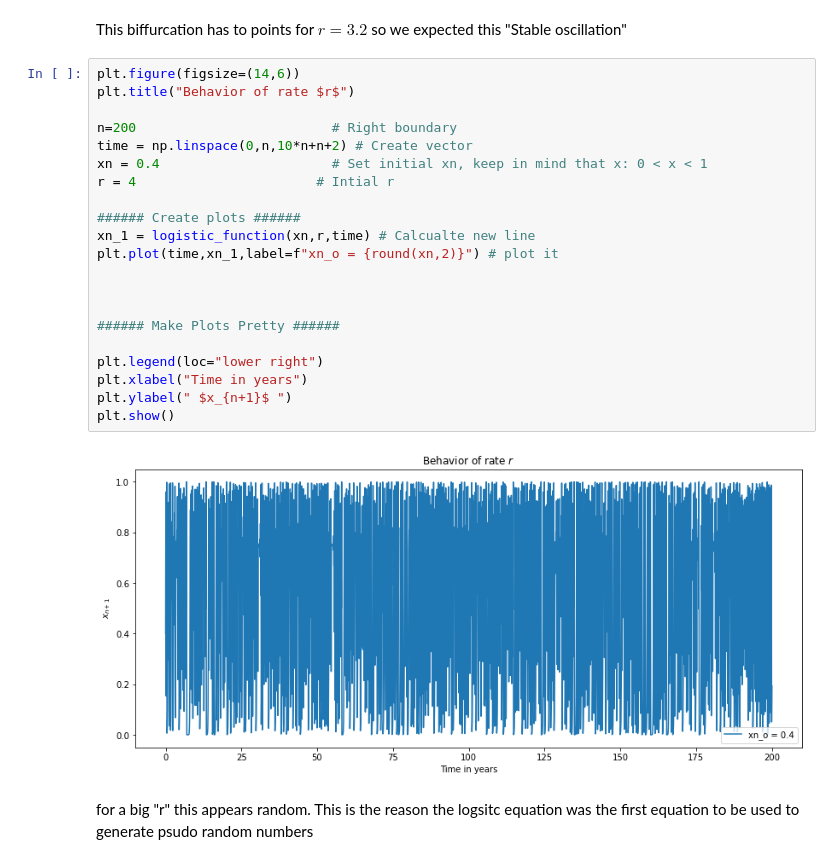
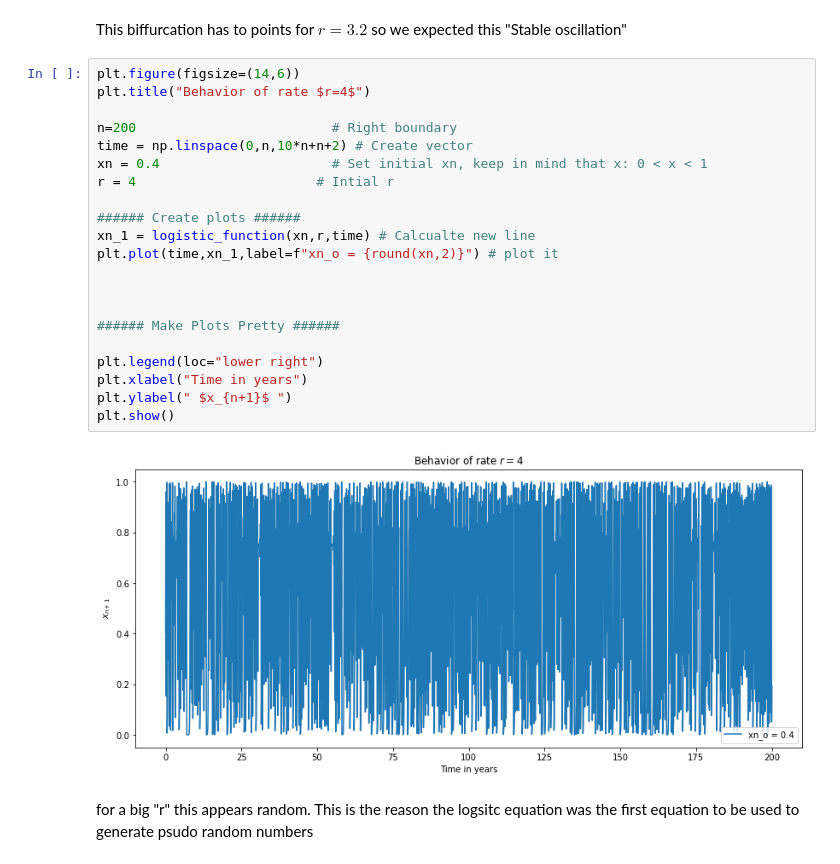
Before and after one commit to Ale9806/The_logistic_equation, a Jupyter notebook: Logisticc_equation.ipynb, the cells around one changed output. Drawn from its saved outputs; the diff is of its cells as text.

```diff
--- a/Logisticc_equation.ipynb
+++ b/Logisticc_equation.ipynb
@@ -472,26 +472,26 @@ plt.show()
 This biffurcation has to points for $r = 3.2$ so we expected this "Stable oscillation"
 # %%
 plt.figure(figsize=(14,6))
-plt.title("Behavior of rate $r$")
+plt.title("Behavior of rate $r=4$")
 
 n=200                         # Right boundary
 time = np.linspace(0,n,10*n+n+2) # Create vector
 xn = 0.4                      # Set initial xn, keep in mind that x: 0 < x < 1
 r = 4                       # Intial r
 
 ###### Create plots ######
 xn_1 = logistic_function(xn,r,time) # Calcualte new line
 plt.plot(time,xn_1,label=f"xn_o = {round(xn,2)}") # plot it
 
 
 
 ###### Make Plots Pretty ######
 
 plt.legend(loc="lower right")
 plt.xlabel("Time in years")
 plt.ylabel(" $x_{n+1}$ ")
 plt.show()
 # %% [output]
-[figure, old version]
+[figure, new version]
 # %% [markdown]
 for a big "r" this appears random. This is the reason the logsitc equation was the first equation to be used to generate psudo random numbers
```
Also changed, not shown: parts of 2 cells of this notebook.
